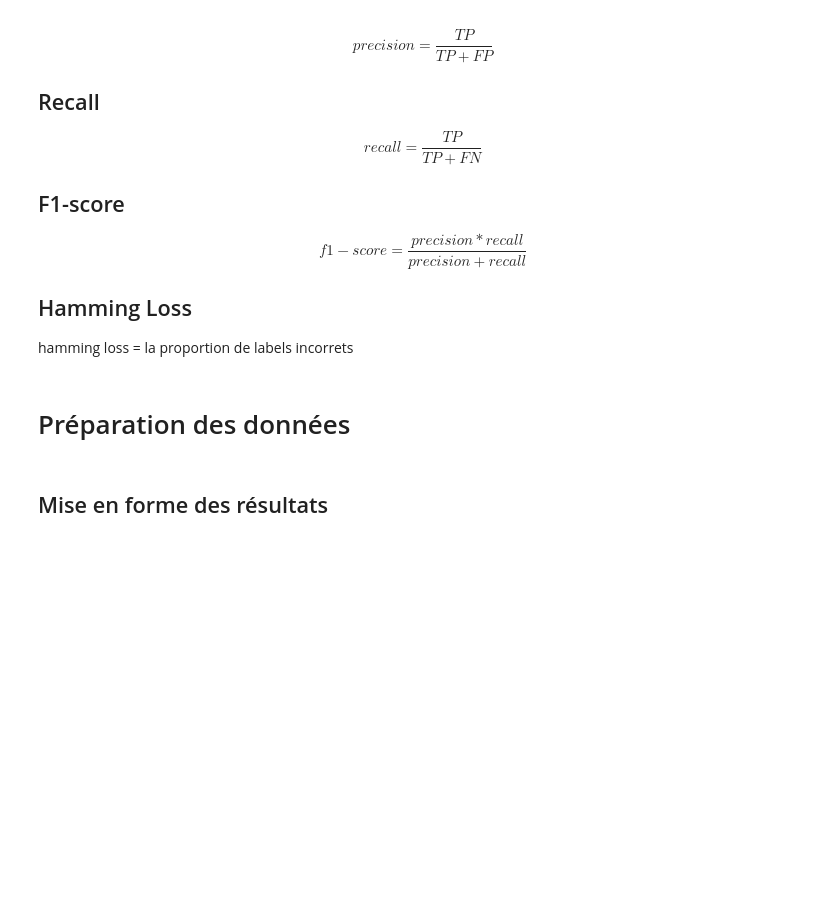
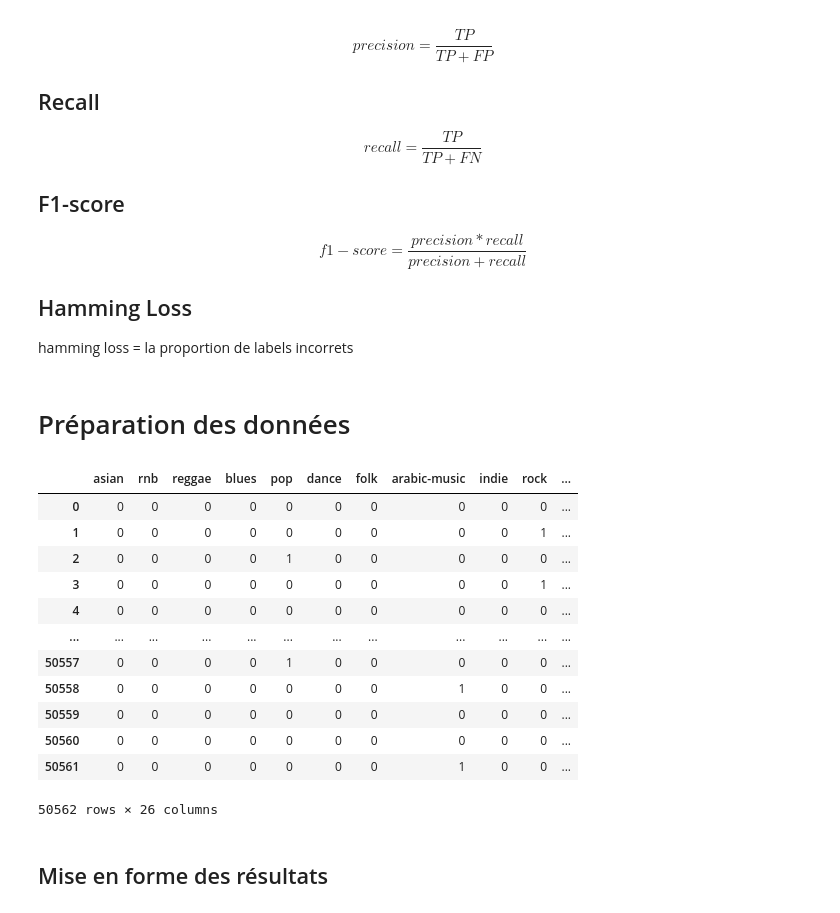
Before and after one commit to taminemelissa/multi-label-classification, a Jupyter notebook: RegressionLogistique.ipynb, the cells around one changed output. Drawn from its saved outputs; the diff is of its cells as text; code cells hidden in the pictures; blank space fills up the shorter version.

```diff
--- a/RegressionLogistique.ipynb
+++ b/RegressionLogistique.ipynb
@@ -45,6 +45,22 @@ df=pd.read_csv('dataset.csv')
 X,Y=extract_values_array(df,p=1,normalize=True,usage=False)
 l=list(df.columns[0:22])
 l.remove('song_index')
+# %%
+data
+# %% [output]
+|  | asian | rnb | reggae | blues | pop | dance | folk | arabic-music | indie | rock | ... |
+| 0 | 0 | 0 | 0 | 0 | 0 | 0 | 0 | 0 | 0 | 0 | ... |
+| 1 | 0 | 0 | 0 | 0 | 0 | 0 | 0 | 0 | 0 | 1 | ... |
+| 2 | 0 | 0 | 0 | 0 | 1 | 0 | 0 | 0 | 0 | 0 | ... |
+| 3 | 0 | 0 | 0 | 0 | 0 | 0 | 0 | 0 | 0 | 1 | ... |
+| 4 | 0 | 0 | 0 | 0 | 0 | 0 | 0 | 0 | 0 | 0 | ... |
+| ... | ... | ... | ... | ... | ... | ... | ... | ... | ... | ... | ... |
+| 50557 | 0 | 0 | 0 | 0 | 1 | 0 | 0 | 0 | 0 | 0 | ... |
+| 50558 | 0 | 0 | 0 | 0 | 0 | 0 | 0 | 1 | 0 | 0 | ... |
+| 50559 | 0 | 0 | 0 | 0 | 0 | 0 | 0 | 0 | 0 | 0 | ... |
+| 50560 | 0 | 0 | 0 | 0 | 0 | 0 | 0 | 0 | 0 | 0 | ... |
+| 50561 | 0 | 0 | 0 | 0 | 0 | 0 | 0 | 1 | 0 | 0 | ... |
+50562 rows × 26 columns
 # %% [markdown]
 ## Mise en forme des résultats
 # %%
```
Also changed, not shown: parts of 14 cells of this notebook, 5 other files.
